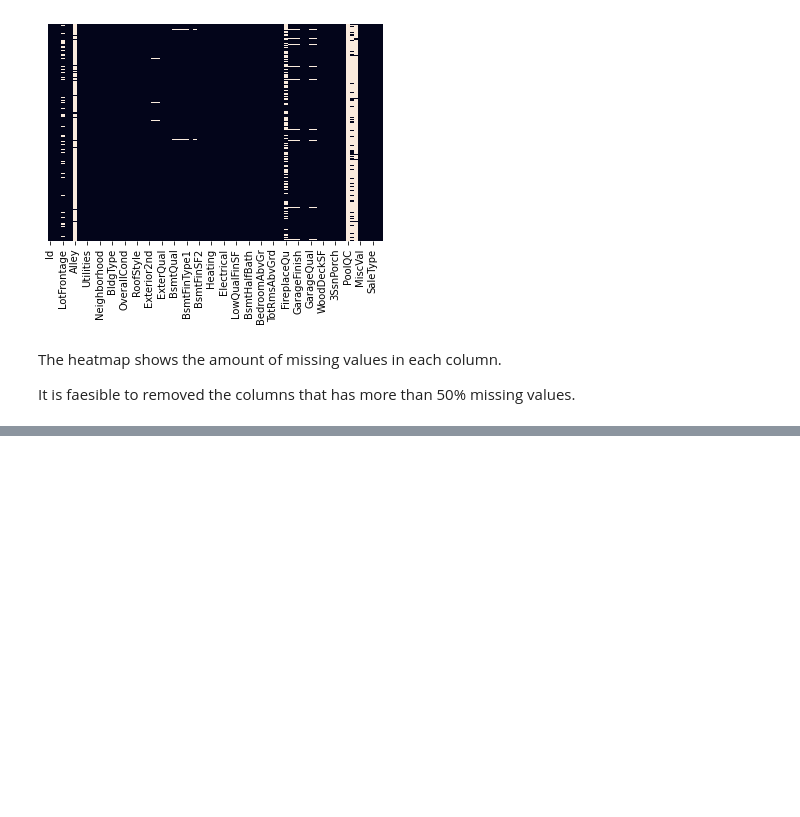
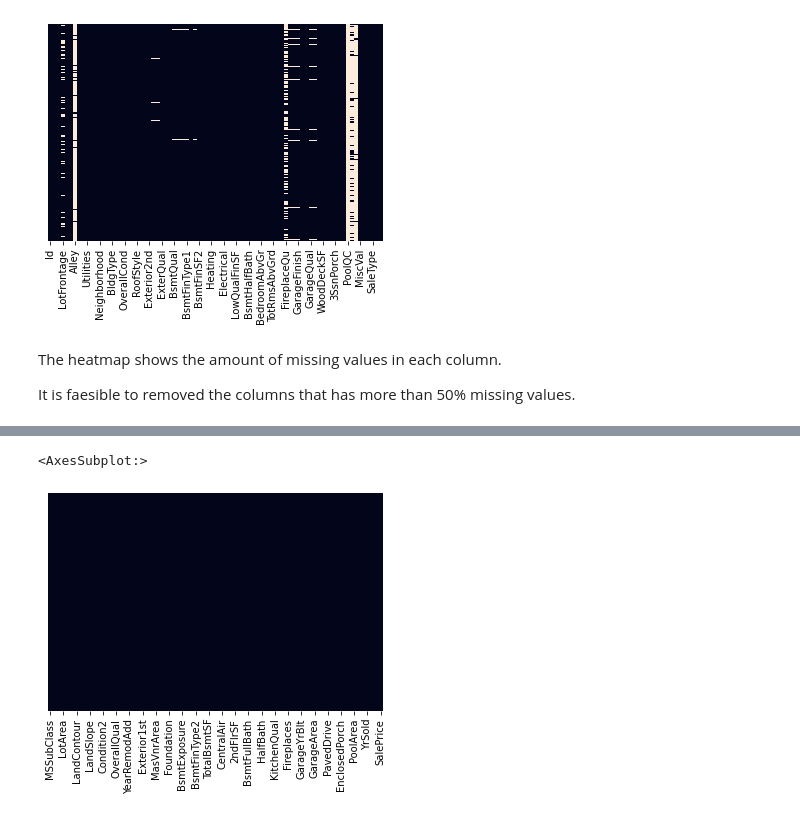
Before and after one commit to Shahrad-Shakerian/Kaggle---House-Price-Prediction, a Jupyter notebook: Kaggle Dataset - House Price Prediction.ipynb, the cells around one changed output, grey strips where cells are left out. Drawn from its saved outputs; the diff is of its cells as text; code cells hidden in the pictures; blank space fills up the shorter version.

```diff
--- a/Kaggle Dataset - House Price Prediction.ipynb
+++ b/Kaggle Dataset - House Price Prediction.ipynb
@@ -53,0 +133,9 @@ df.shape
+# %%
+df['LotFrontage'] = df['LotFrontage'].fillna(df['LotFrontage'].mean())
+df['FireplaceQu'] = df['FireplaceQu'].fillna(df['FireplaceQu'].mode()[0])
+# %%
+# Demonstrating heatmap of missing values to double check if there is any remaining missing values
+sns.heatmap(df.isnull(),yticklabels=False,cbar=False)
+# %% [output]
+<AxesSubplot:>
+[figure, added]
```
Also changed, not shown: parts of 49 cells of this notebook.
